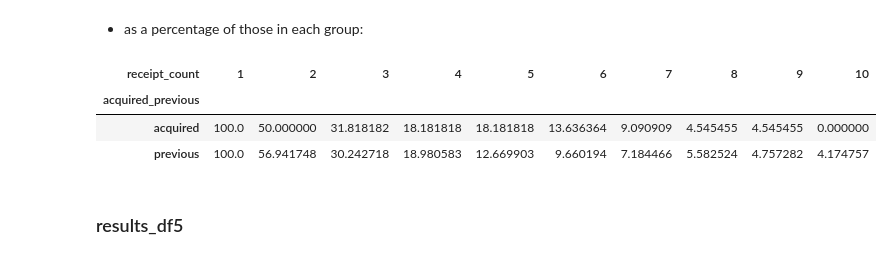
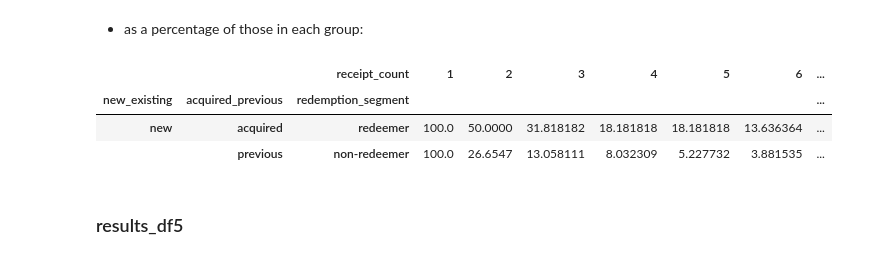
Before and after one commit to tryflux/adhoc-analysis, a Jupyter notebook: src/insights_product/offers_new_customers/metrics_results.ipynb, the cells around one changed output. Saved outputs shown, nothing was run; the diff lists cells and outputs as text; code cells hidden in the pictures.

```diff
--- a/src/insights_product/offers_new_customers/metrics_results.ipynb
+++ b/src/insights_product/offers_new_customers/metrics_results.ipynb
@@ -366,9 +384,9 @@ results_df3
 - Give view of how many made repeat purcahses
 # %%
 #grab the customers in two segments:
-df_repeat_subset = df_live[df_live.new_existing == 'new'][['acquired_previous','customer_id','date','receipt_count']].copy()
+df_repeat_subset = df_live[df_live.new_existing == 'new'][['new_existing','acquired_previous','redemption_segment','customer_id','date','receipt_count']].copy()
 #acquisitions
 df_repeat_subset['lagged_date'] = df_repeat_subset.sort_values(by = ['customer_id','date'],ascending = True).groupby('customer_id')['date'].shift(1)
 df_repeat_subset['date_diff'] = (df_repeat_subset['date'] - df_repeat_subset['lagged_date']).dt.days
-df_repeat_subset['week_diff'] = np.ceil(df_repeat_subset.date_diff/7)
+df_repeat_subset['week_diff'] = np.ceil(df_repeat_subset.date_diff/7).fillna(0)
 # %% [markdown]
@@ -376,7 +395,11 @@ df_repeat_subset['week_diff'] = np.ceil(df_repeat_subset.date_diff/7)
 - volumes:
 # %%
 #restrict to 12 weeks after their first transaction
-df_repeat = df_repeat_subset[df_repeat_subset['week_diff']<12].groupby(['acquired_previous','receipt_count']).nunique()['customer_id'].unstack()
+df_repeat = df_repeat_subset[df_repeat_subset['week_diff']<12].groupby(['new_existing'
+                                                                        ,'acquired_previous'
+                                                                        ,'redemption_segment'
+                                                                        ,'receipt_count']).nunique()['customer_id'].unstack()
 results_df4a = df_repeat[[1,2,3,4,5,6,7,8,9,10]].fillna(0)
+results_df4a = results_df4a.reset_index()[0:2].set_index(['new_existing','acquired_previous','redemption_segment'])
 results_df4a
 # %% [output]
@@ -388,12 +411,13 @@ results_df4a
 - as a percentage of those in each group:
 # %%
 results_df4b = df_repeat.div(df_repeat[1], axis=0)[[1,2,3,4,5,6,7,8,9,10]].fillna(0)*100
+results_df4b = results_df4b.reset_index()[0:2].set_index(['new_existing','acquired_previous','redemption_segment'])
 results_df4b
 # %% [output]
-| receipt_count | 1 | 2 | 3 | 4 | 5 | 6 | 7 | 8 | 9 | 10 |
-| acquired_previous |  |  |  |  |  |  |  |  |  |  |
-| acquired | 100.0 | 50.000000 | 31.818182 | 18.181818 | 18.181818 | 13.636364 | 9.090909 | 4.545455 | 4.545455 | 0.000000 |
-| previous | 100.0 | 56.941748 | 30.242718 | 18.980583 | 12.669903 | 9.660194 | 7.184466 | 5.582524 | 4.757282 | 4.174757 |
+|  |  | receipt_count | 1 | 2 | 3 | 4 | 5 | 6 | ... |
+| new_existing | acquired_previous | redemption_segment |  |  |  |  |  |  | ... |
+| new | acquired | redeemer | 100.0 | 50.0000 | 31.818182 | 18.181818 | 18.181818 | 13.636364 | ... |
+|  | previous | non-redeemer | 100.0 | 26.6547 | 13.058111 | 8.032309 | 5.227732 | 3.881535 | ... |
 # %% [markdown]
 ### results_df5
 # %%
```
Also changed, not shown: parts of 47 cells of this notebook.
